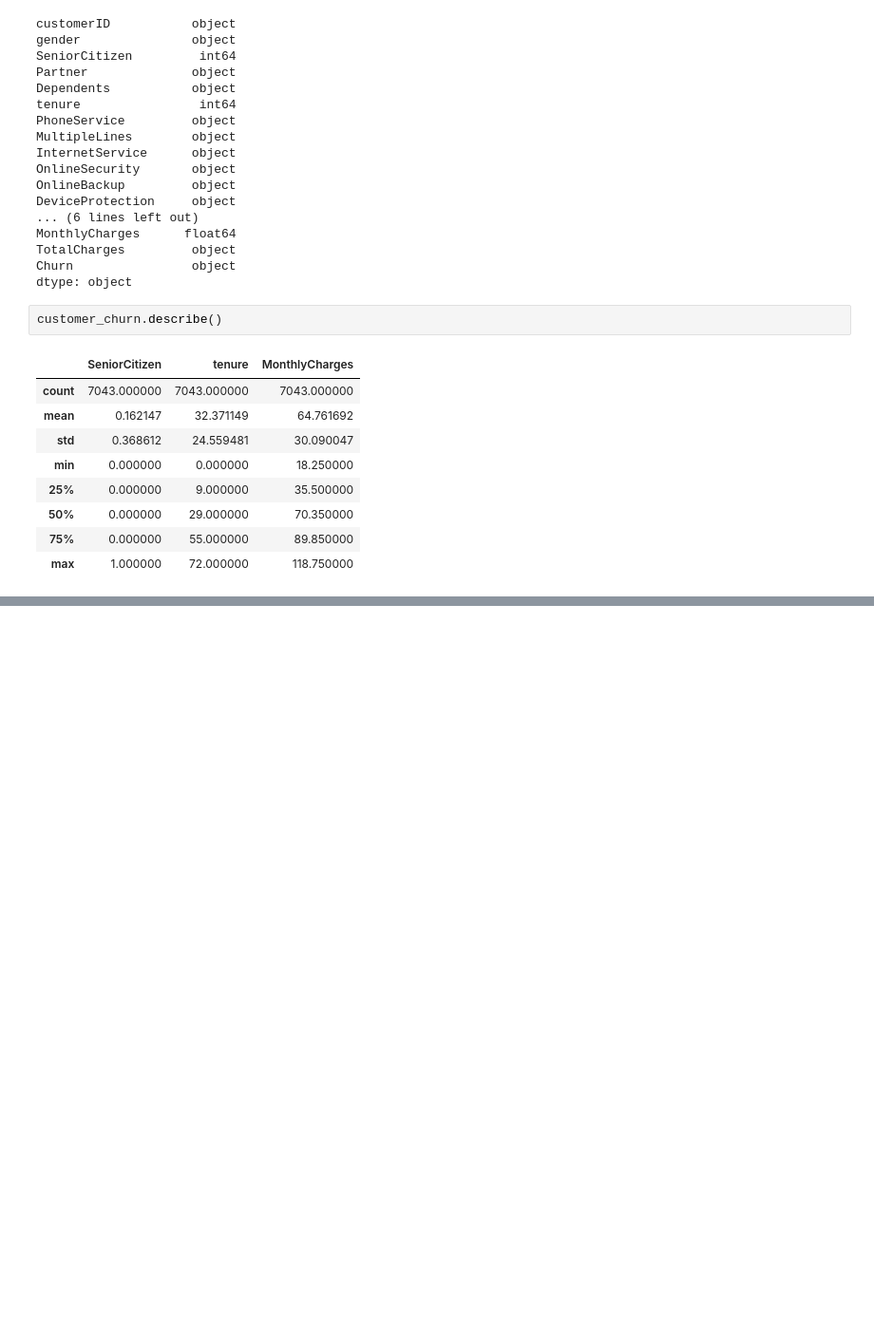
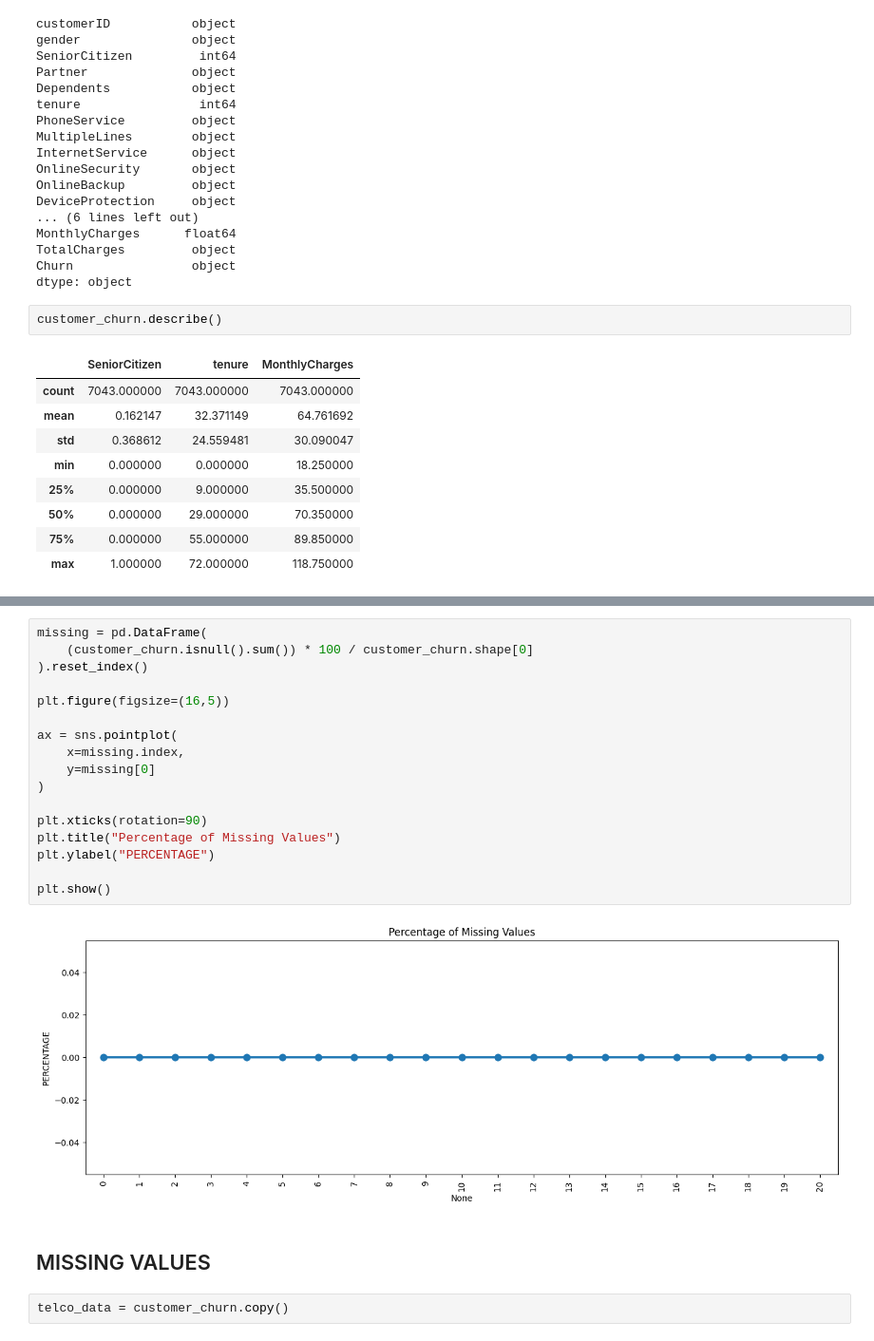
Before and after one commit to rakshamishra54/Customer-Churn-Analysis-, a Jupyter notebook: customer_churn.ipynb, the cells around one changed output, grey strips where cells are left out. Shown at 95% size. Drawn from its saved outputs; the diff is of its cells as text; blank space fills up the shorter version.

```diff
--- a/customer_churn.ipynb
+++ b/customer_churn.ipynb
@@ -83,0 +134,23 @@ plt.show()
+# %%
+missing = pd.DataFrame(
+    (customer_churn.isnull().sum()) * 100 / customer_churn.shape[0]
+).reset_index()
+
+plt.figure(figsize=(16,5))
+
+ax = sns.pointplot(
+    x=missing.index,
+    y=missing[0]
+)
+
+plt.xticks(rotation=90)
+plt.title("Percentage of Missing Values")
+plt.ylabel("PERCENTAGE")
+
+plt.show()
+# %% [output]
+[figure, added]
+# %% [markdown]
+## MISSING VALUES
+# %%
+telco_data = customer_churn.copy()
```
Also changed, not shown: parts of 11 cells of this notebook.
